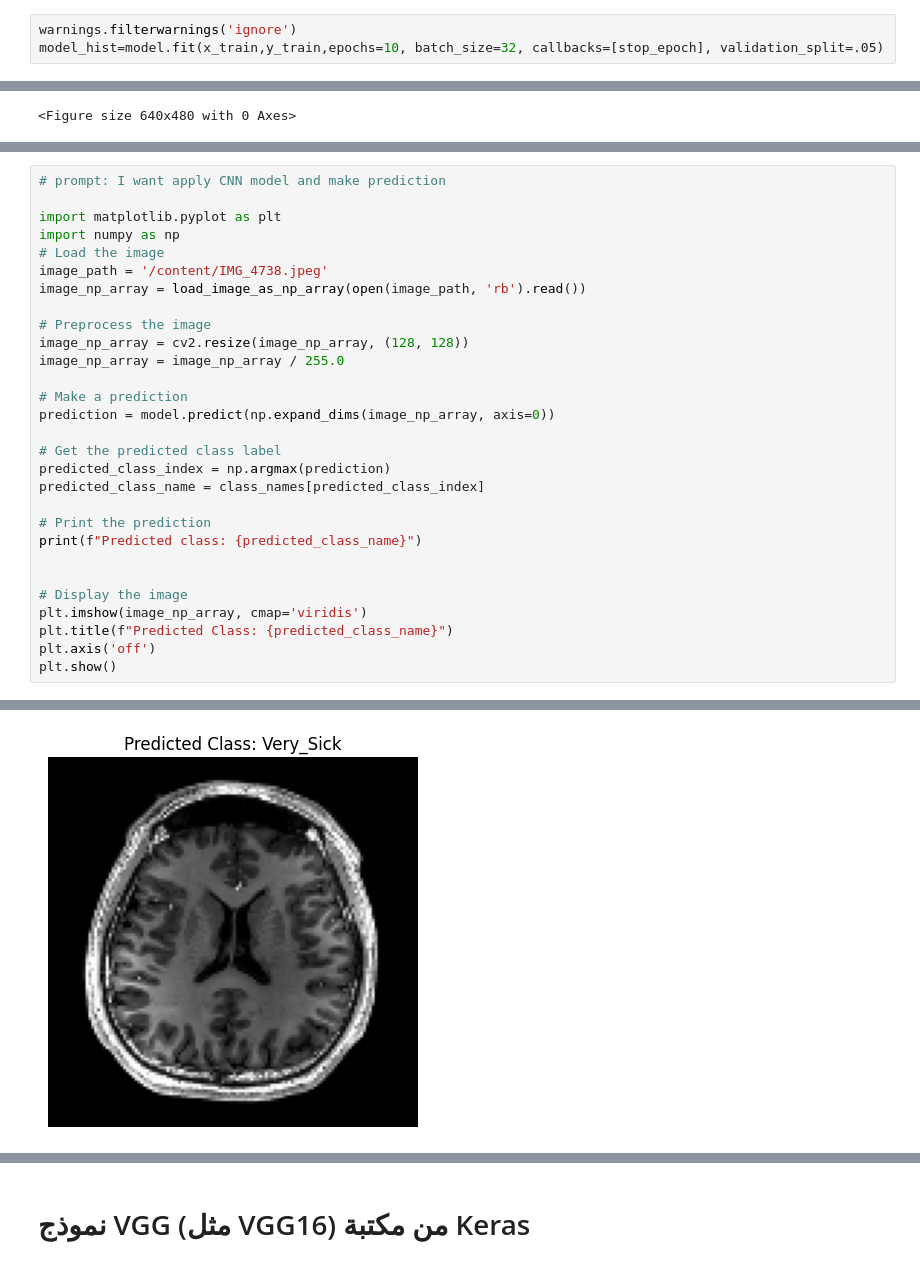
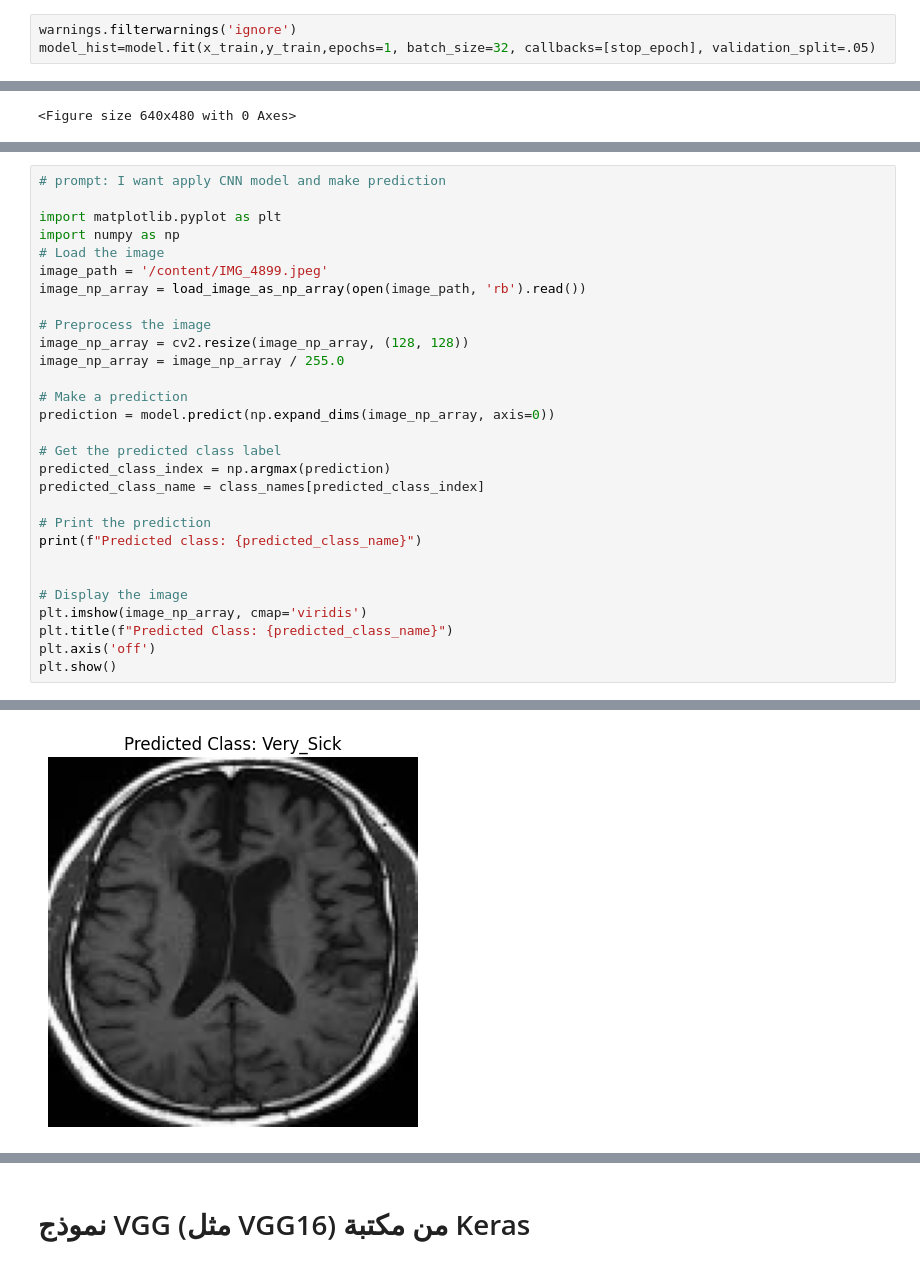
Before and after one commit to MorojMunshi/Lab, a Jupyter notebook: MRI_.ipynb, the cells around one changed output, grey strips where cells are left out. Cells and saved outputs as stored; diff of their text form.

```diff
--- a/MRI_.ipynb
+++ b/MRI_.ipynb
@@ -152,5 +152,5 @@ class new_callback(tf.keras.callbacks.Callback):
 stop_epoch= new_callback()
 # %%
 warnings.filterwarnings('ignore')
-model_hist=model.fit(x_train,y_train,epochs=10, batch_size=32, callbacks=[stop_epoch], validation_split=.05)
+model_hist=model.fit(x_train,y_train,epochs=1, batch_size=32, callbacks=[stop_epoch], validation_split=.05)
 # %% [output]
@@ -388,7 +377,7 @@ Moderate_Sick       1.00      0.93      0.97        15
 import matplotlib.pyplot as plt
 import numpy as np
 # Load the image
-image_path = '/content/IMG_4738.jpeg'
+image_path = '/content/IMG_4899.jpeg'
 image_np_array = load_image_as_np_array(open(image_path, 'rb').read())
 
 # Preprocess the image
@@ -416,5 +405,5 @@ plt.show()
 Predicted class: Very_Sick
-[figure, old version]
+[figure, new version]
 # %%
 # prompt: I want apply CNN model on this dataset
 
```
Also changed, not shown: parts of 26 cells of this notebook.
